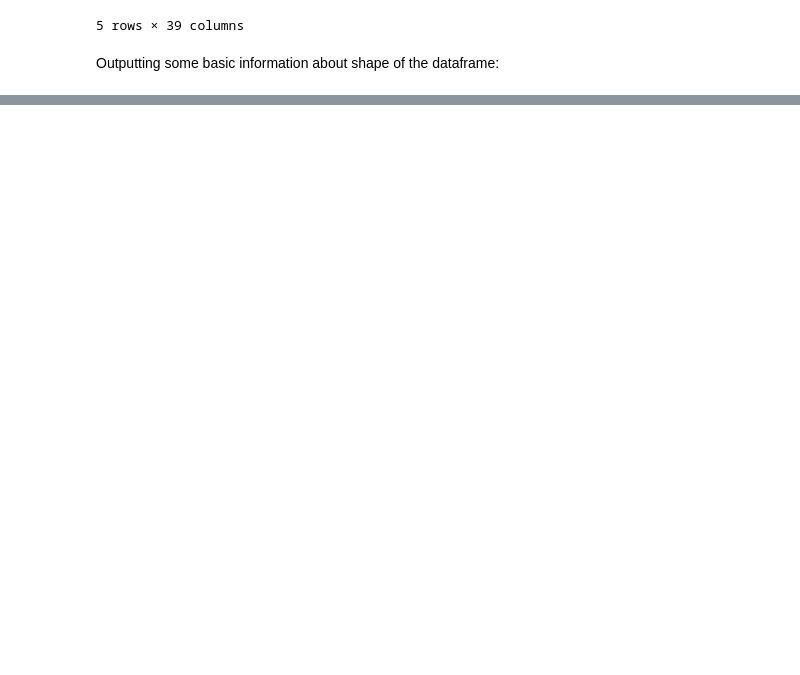
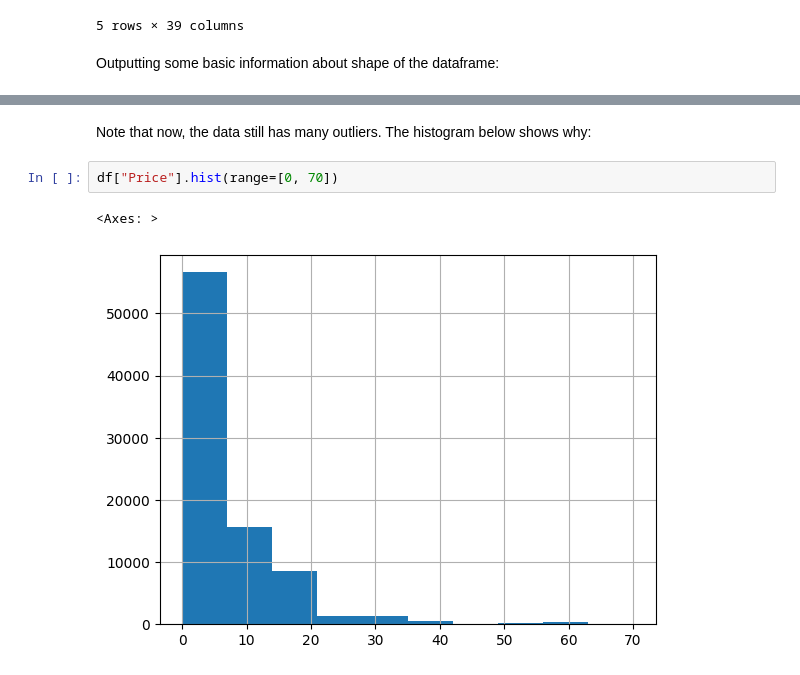
Before and after one commit to PietroPietrovski/Steam-Stat-Project, a Jupyter notebook: project.ipynb, the cells around one changed output, grey strips where cells are left out. Saved outputs shown, nothing was run; the diff lists cells and outputs as text; blank space fills up the shorter version.

```diff
--- a/project.ipynb
+++ b/project.ipynb
@@ -33,0 +217,7 @@ Dimensions: 85103 rows and 39 columns.
+# %% [markdown]
+Note that now, the data still has many outliers. The histogram below shows why:
+# %%
+df["Price"].hist(range=[0, 70])
+# %% [output]
+<Axes: >
+[figure, added]
```
Also changed, not shown: parts of 56 cells of this notebook, 1 other file.
